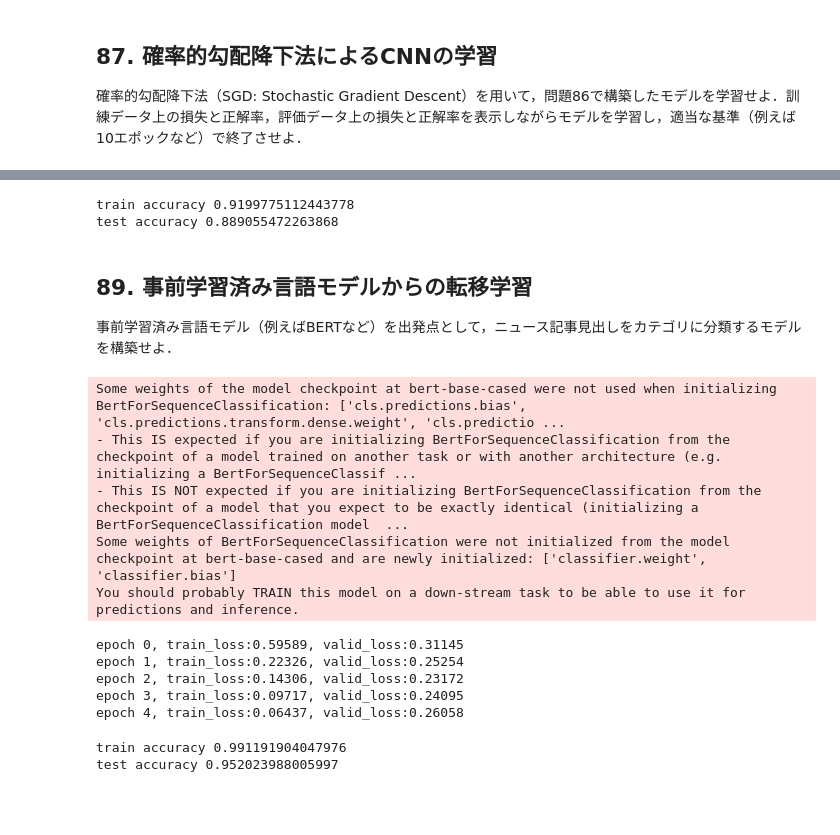
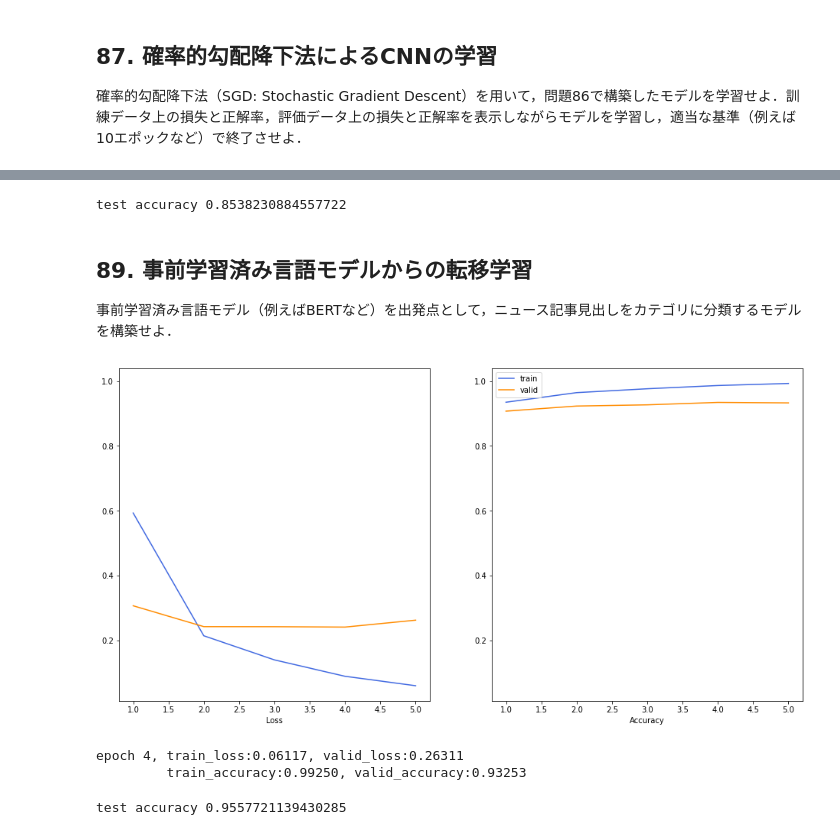
Before and after one commit to shinchu/nlp100, a Jupyter notebook: notebooks/nlp100_9.ipynb, the cells around one changed output, grey strips where cells are left out. Saved outputs shown, nothing was run; the diff lists cells and outputs as text; code cells hidden in the pictures; blank space fills up the shorter version.

```diff
--- a/notebooks/nlp100_9.ipynb
+++ b/notebooks/nlp100_9.ipynb
@@ -440,14 +511,13 @@ epoch 19, train_loss:0.31328, valid_loss:0.39320
 # %%
-predictor = Predictor(model, gen_loader(train_dataset, 1), device)
-pred = predictor.predict()
-print('train accuracy', accuracy(t_train, pred))
+# predictor = Predictor(model, gen_loader(train_dataset, 1), device)
+# pred = predictor.predict()
+# print('train accuracy', accuracy(t_train, pred))
 
 predictor = Predictor(model, gen_loader(test_dataset, 1), device)
 pred = predictor.predict()
 print('test accuracy', accuracy(t_test, pred))
 # %% [output]
-train accuracy 0.9199775112443778
-test accuracy 0.889055472263868
+test accuracy 0.8538230884557722
 # %% [markdown]
 ## 89. 事前学習済み言語モデルからの転移学習
 
@@ -493,32 +563,28 @@ class BertClassifier(nn.Module):
 # %%
 model = BertClassifier()
 loaders = (
     gen_maxtokens_loader(bert_train_dataset, 1000),
     gen_descending_loader(bert_valid_dataset, 32),
+    gen_loader(bert_train_dataset, 1),
+    gen_loader(bert_valid_dataset, 1)
 )
 task = Task()
 optimizer = optim.AdamW(model.parameters(), lr=1e-5)
-trainer = Trainer(model, loaders, task, optimizer, 5, device)
+plotter = Plotter()
+trainer = Trainer(model, loaders, task, optimizer, 5, plotter, device)
 trainer.train()
+plotter.close()
 # %% [output]
+[figure, added]
-Some weights of the model checkpoint at bert-base-cased were not used when initializing BertForSequenceClassification: ['cls.predictions.bias', 'cls.predictions.transform.dense.weight', 'cls.predictio ...
-- This IS expected if you are initializing BertForSequenceClassification from the checkpoint of a model trained on another task or with another architecture (e.g. initializing a BertForSequenceClassif ...
-- This IS NOT expected if you are initializing BertForSequenceClassification from the checkpoint of a model that you expect to be exactly identical (initializing a BertForSequenceClassification model  ...
-Some weights of BertForSequenceClassification were not initialized from the model checkpoint at bert-base-cased and are newly initialized: ['classifier.weight', 'classifier.bias']
-You should probably TRAIN this model on a down-stream task to be able to use it for predictions and inference.
+epoch 4, train_loss:0.06117, valid_loss:0.26311
+         train_accuracy:0.99250, valid_accuracy:0.93253
-epoch 0, train_loss:0.59589, valid_loss:0.31145
-epoch 1, train_loss:0.22326, valid_loss:0.25254
-epoch 2, train_loss:0.14306, valid_loss:0.23172
-epoch 3, train_loss:0.09717, valid_loss:0.24095
-epoch 4, train_loss:0.06437, valid_loss:0.26058
 # %%
-predictor = Predictor(model, gen_loader(bert_train_dataset, 1), device)
-pred = predictor.predict()
-print('train accuracy', accuracy(t_train, pred))
+# predictor = Predictor(model, gen_loader(bert_train_dataset, 1), device)
+# pred = predictor.predict()
+# print('train accuracy', accuracy(t_train, pred))
 
 predictor = Predictor(model, gen_loader(bert_test_dataset, 1), device)
 pred = predictor.predict()
 print('test accuracy', accuracy(t_test, pred))
 # %% [output]
-train accuracy 0.991191904047976
-test accuracy 0.952023988005997
+test accuracy 0.9557721139430285
```
Also changed, not shown: parts of 7 cells of this notebook.
